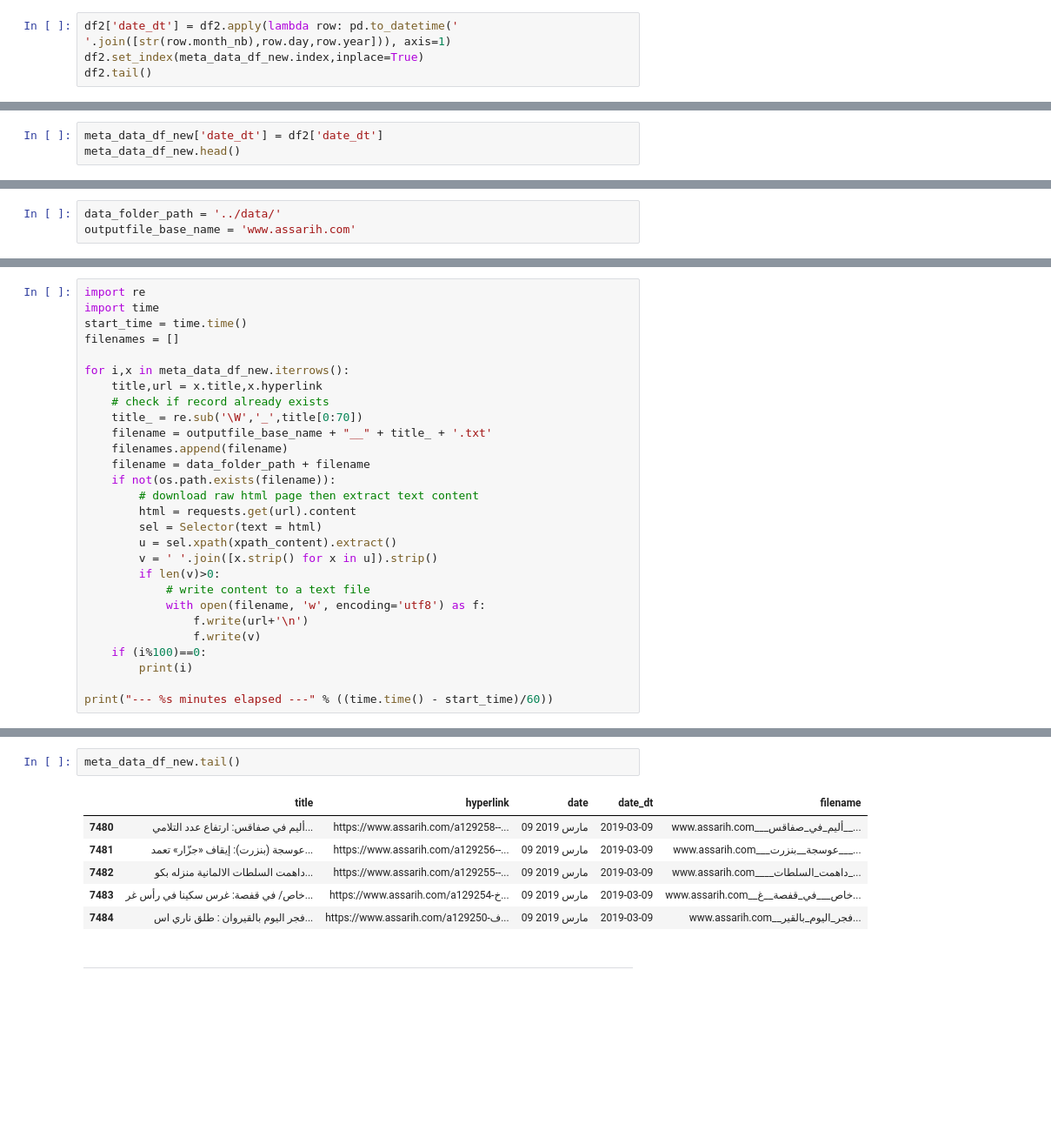
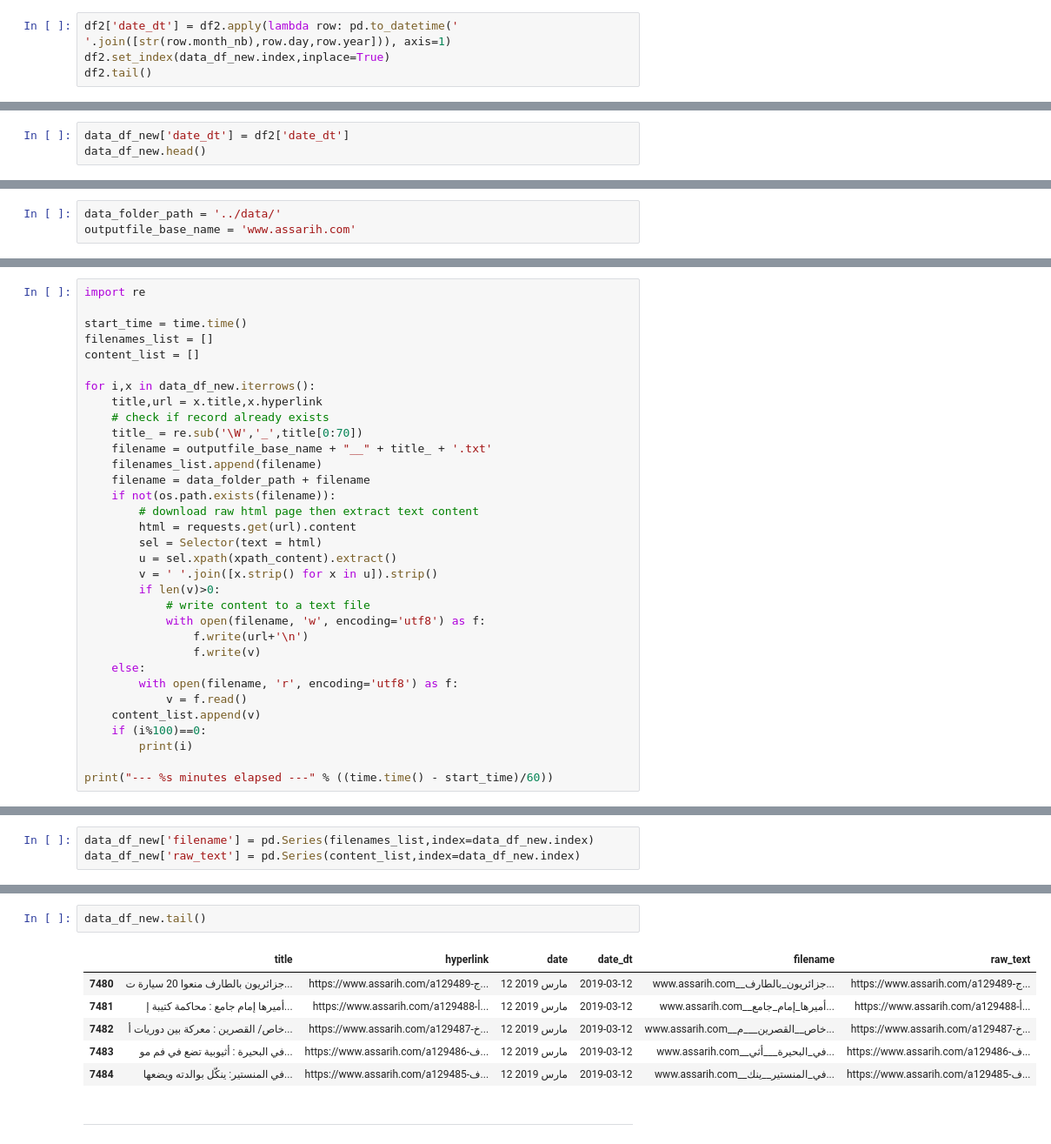
Before and after one commit to chiraz/Crime-trends-from-news-articles, a Jupyter notebook: code/scrape_news_articles_1.ipynb, the cells around one changed output, grey strips where cells are left out. Shown at 87% size. Saved outputs shown, nothing was run; the diff lists cells and outputs as text; blank space fills up the shorter version.

```diff
--- a/code/scrape_news_articles_1.ipynb
+++ b/code/scrape_news_articles_1.ipynb
@@ -180,7 +215,7 @@ df2 = pd.DataFrame(df1.tolist(),columns=['day','month','year'])
 df2['month_nb'] = df2.month.str.strip().map(tunisian_month_to_number_dict)
 # %%
 df2['date_dt'] = df2.apply(lambda row: pd.to_datetime(' '.join([str(row.month_nb),row.day,row.year])), axis=1)
-df2.set_index(meta_data_df_new.index,inplace=True)
+df2.set_index(data_df_new.index,inplace=True)
 df2.tail()
 # %% [output]
 |  | day | month | year | month_nb | date_dt |
@@ -192,5 +227,5 @@ df2.tail()
 # %%
-meta_data_df_new['date_dt'] = df2['date_dt']
-meta_data_df_new.head()
+data_df_new['date_dt'] = df2['date_dt']
+data_df_new.head()
 # %% [output]
 |  | title | hyperlink | date | date_dt |
@@ -244,15 +275,16 @@ meta_data_df_new.shape
 # %%
 import re
-import time
+
 start_time = time.time()
-filenames = []
+filenames_list = []
+content_list = []
 
-for i,x in meta_data_df_new.iterrows():
+for i,x in data_df_new.iterrows():
     title,url = x.title,x.hyperlink
     # check if record already exists
     title_ = re.sub('\W','_',title[0:70])
     filename = outputfile_base_name + "__" + title_ + '.txt'
-    filenames.append(filename)
+    filenames_list.append(filename)
     filename = data_folder_path + filename
     if not(os.path.exists(filename)):
         # download raw html page then extract text content
@@ -265,6 +297,10 @@ for i,x in meta_data_df_new.iterrows():
             with open(filename, 'w', encoding='utf8') as f:
                 f.write(url+'\n')
                 f.write(v)
+    else:
+        with open(filename, 'r', encoding='utf8') as f:
+            v = f.read()
+    content_list.append(v)
     if (i%100)==0:
         print(i)
 
@@ -294 +337,4 @@ meta_data_df_new['filename'] = pd.Series(filenames,index=meta_data_df_new.index)
+# %%
+data_df_new['filename'] = pd.Series(filenames_list,index=data_df_new.index)
+data_df_new['raw_text'] = pd.Series(content_list,index=data_df_new.index)
 # %%
@@ -303,12 +349,12 @@ meta_data_df_new.head()
 # %%
-meta_data_df_new.tail()
+data_df_new.tail()
 # %% [output]
-|  | title | hyperlink | date | date_dt | filename |
-| 7480 | أليم في صفاقس: ارتفاع عدد التلامي... | https://www.assarih.com/a129258--... | 09 مارس 2019 | 2019-03-09 | www.assarih.com___أليم_في_صفاقس__... |
-| 7481 | عوسجة (بنزرت): إيقاف «جزّار» تعمد... | https://www.assarih.com/a129256--... | 09 مارس 2019 | 2019-03-09 | www.assarih.com___عوسجة__بنزرت___... |
-| 7482 | داهمت السلطات الالمانية منزله بكو... | https://www.assarih.com/a129255--... | 09 مارس 2019 | 2019-03-09 | www.assarih.com____داهمت_السلطات_... |
-| 7483 | خاص/ في قفصة: غرس سكينا في رأس غر... | https://www.assarih.com/a129254-خ... | 09 مارس 2019 | 2019-03-09 | www.assarih.com__خاص___في_قفصة__غ... |
-| 7484 | فجر اليوم بالقيروان : طلق ناري اس... | https://www.assarih.com/a129250-ف... | 09 مارس 2019 | 2019-03-09 | www.assarih.com__فجر_اليوم_بالقير... |
+|  | title | hyperlink | date | date_dt | filename | raw_text |
+| 7480 | جزائريون بالطارف منعوا 20 سيارة ت... | https://www.assarih.com/a129489-ج... | 12 مارس 2019 | 2019-03-12 | www.assarih.com__جزائريون_بالطارف... | https://www.assarih.com/a129489-ج... |
+| 7481 | أميرها إمام جامع : محاكمة كتيبة إ... | https://www.assarih.com/a129488-أ... | 12 مارس 2019 | 2019-03-12 | www.assarih.com__أميرها_إمام_جامع... | https://www.assarih.com/a129488-أ... |
+| 7482 | خاص/ القصرين : معركة بين دوريات أ... | https://www.assarih.com/a129487-خ... | 12 مارس 2019 | 2019-03-12 | www.assarih.com__خاص__القصرين___م... | https://www.assarih.com/a129487-خ... |
+| 7483 | في البحيرة : أثيوبية تضع في فم مو... | https://www.assarih.com/a129486-ف... | 12 مارس 2019 | 2019-03-12 | www.assarih.com__في_البحيرة___أثي... | https://www.assarih.com/a129486-ف... |
+| 7484 | في المنستير: ينكّل بوالدته ويضعها... | https://www.assarih.com/a129485-ف... | 12 مارس 2019 | 2019-03-12 | www.assarih.com__في_المنستير__ينك... | https://www.assarih.com/a129485-ف... |
 # %% [markdown]
 ****
 # %% [markdown]
```
Also changed, not shown: parts of 42 cells of this notebook, 1 other file.
